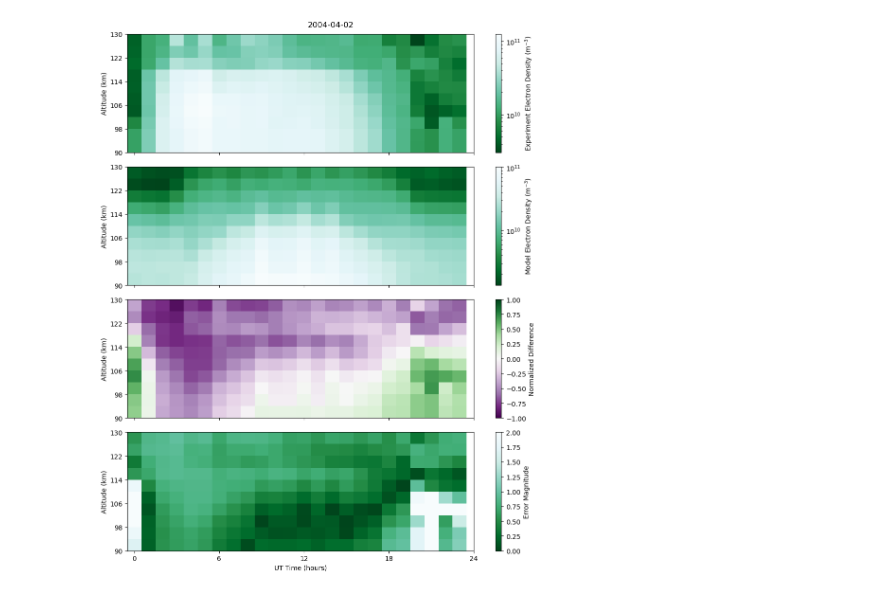
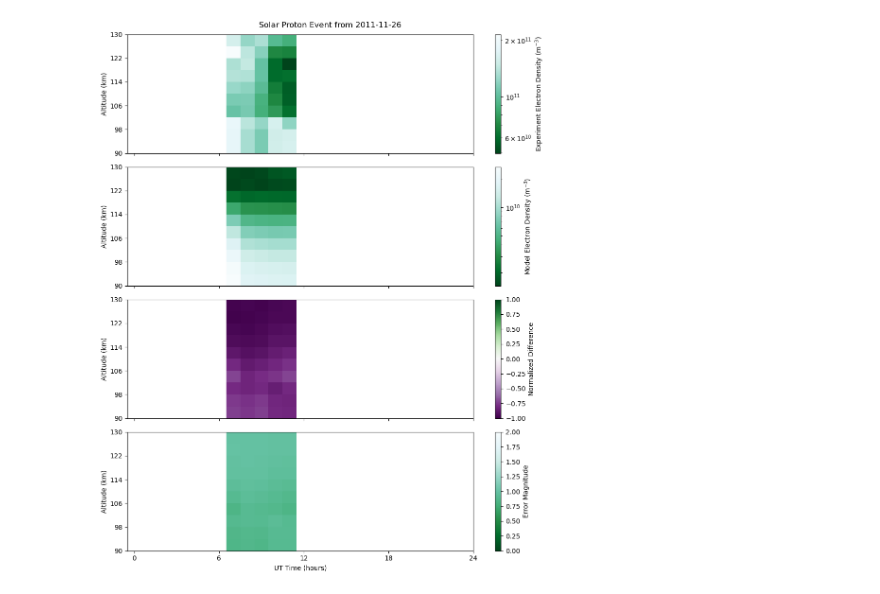
Before and after one commit to remy-guillermin/WACCM-Analysis, a Jupyter notebook: Scripts/Data-Analysis/Event-Analysis.ipynb, the cells around one changed output. Drawn from its saved outputs; the diff is of its cells as text; code cells hidden in the pictures.

```diff
--- a/Scripts/Data-Analysis/Event-Analysis.ipynb
+++ b/Scripts/Data-Analysis/Event-Analysis.ipynb
@@ -26,7 +26,7 @@ Geomagnetic_Event = np.array(data_df['Geomagnetic Event']).reshape(-1,shape)[:,0
 Solar_Proton_Event = np.array(data_df['Solar Proton Event']).reshape(-1,shape)[:,0] == 1
 
 mask = np.repeat(True, len(Ne_EXP))
-#mask = (Geomagnetic_Event) + (Solar_Proton_Event)
+mask = (Geomagnetic_Event) + (Solar_Proton_Event)
 
 Ne_EXP = Ne_EXP[mask]
 dNe_EXP = dNe_EXP[mask]
@@ -45,15 +45,15 @@ Solar_Proton_Event = Solar_Proton_Event[mask]
 abs_diff = np.abs(Ne_WACCM - Ne_EXP).astype(float)/Ne_EXP
 norm_diff = (Ne_WACCM - Ne_EXP) / (Ne_WACCM + Ne_EXP)
 
-index = 35
+index = 20
 index = np.min([index, len(Ne_EXP)-1])
 date = Date[index]
 
-#event_type = 'Geomagnetic Event' if Geomagnetic_Event[index] else 'Solar Proton Event'
+event_type = 'Geomagnetic Event' if Geomagnetic_Event[index] else 'Solar Proton Event'
 
 fig, axs = plt.subplots(4, figsize=(10, 12), sharex=True)
-#fig.suptitle(f'{event_type} from {str(date)}')
-fig.suptitle(f'{str(date)}')
+fig.suptitle(f'{event_type} from {str(date)}')
+#fig.suptitle(f'{str(date)}')
 
 X, Y = np.meshgrid(time_bins, H_bins+2)
 
@@ -62,32 +62,32 @@ sc = axs[0].pcolormesh(X, Y, grid, cmap='BuGn_r', norm=LogNorm(vmin=np.nanmin(gr
 cbar = fig.colorbar(sc, ax=axs[0])
 cbar.set_label(r'Experiment Electron Density ($\mathrm{m^{-3}}$)')
 
 grid = Ne_WACCM[index].reshape(len(H_bins), len(time_bins))[::-1]
 sc = axs[1].pcolormesh(X, Y, grid, cmap='BuGn_r', norm=LogNorm(vmin=np.nanmin(grid[grid != 0]), vmax=np.nanmax(grid)))
 cbar = fig.colorbar(sc, ax=axs[1])
 cbar.set_label(r'Model Electron Density ($\mathrm{m^{-3}}$)')
 
 grid = norm_diff[index].reshape(len(H_bins), len(time_bins))[::-1]
 sc = axs[2].pcolormesh(X, Y, grid, cmap='PRGn', vmin=-1, vmax=1)
 cbar = fig.colorbar(sc, ax=axs[2])
 cbar.set_label(r'Normalized Difference')
 
 grid = abs_diff[index].reshape(len(H_bins), len(time_bins))[::-1]
 sc = axs[3].pcolormesh(X, Y, grid, cmap='BuGn_r', vmin=0, vmax = 2)
 cbar = fig.colorbar(sc, ax=axs[3])
 cbar.set_label(r'Error Magnitude')
 
 
 for ax in axs:
     ax.set_ylabel('Altitude (km)')
     ax.set_yticks(np.linspace(90,130,6))
     ax.set_ylim(90,130)
 
 axs[-1].set_xlabel('UT Time (hours)')
 axs[-1].set_xticks(np.linspace(0,24,5))
 
 plt.tight_layout()
-#plt.savefig(f'../../Output/Figures/events/{date}.png')
+plt.savefig(f'../../Output/Figures/events/{date}.png')
 plt.show()
 # %% [output]
-[figure, old version]
+[figure, new version]
```
Also changed, not shown: 1 other file.
